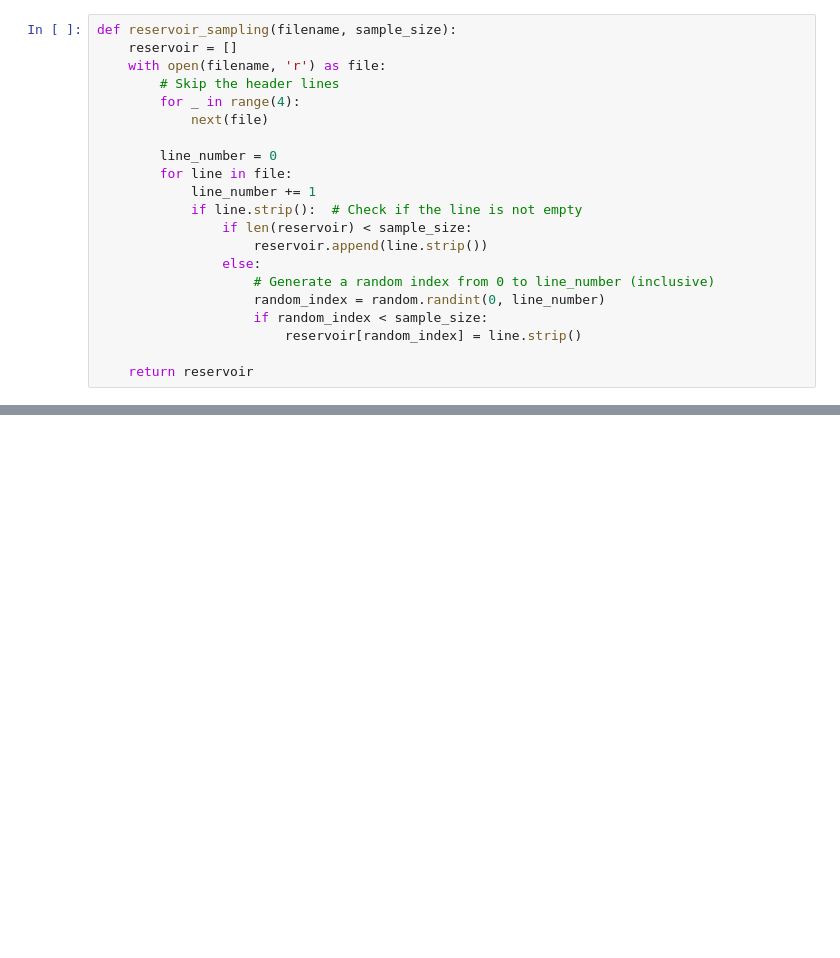
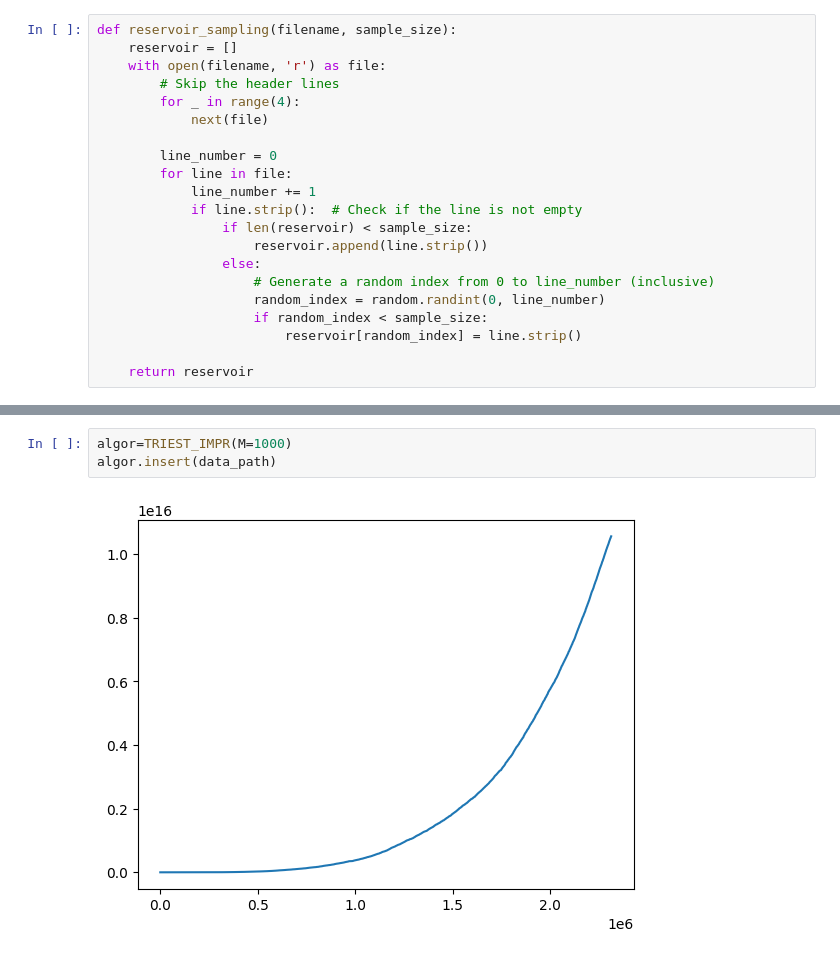
Before and after one commit to zhanglinyi1999/Datamining_HW3, a Jupyter notebook: src/lab3.ipynb, the cells around one changed output, grey strips where cells are left out. Saved outputs shown, nothing was run; the diff lists cells and outputs as text; blank space fills up the shorter version.

```diff
--- a/src/lab3.ipynb
+++ b/src/lab3.ipynb
@@ -54,0 +255,5 @@ Sampled edges:
+# %%
+algor=TRIEST_IMPR(M=1000)
+algor.insert(data_path)
+# %% [output]
+[figure, added]
```
Also changed, not shown: parts of 14 cells of this notebook.
